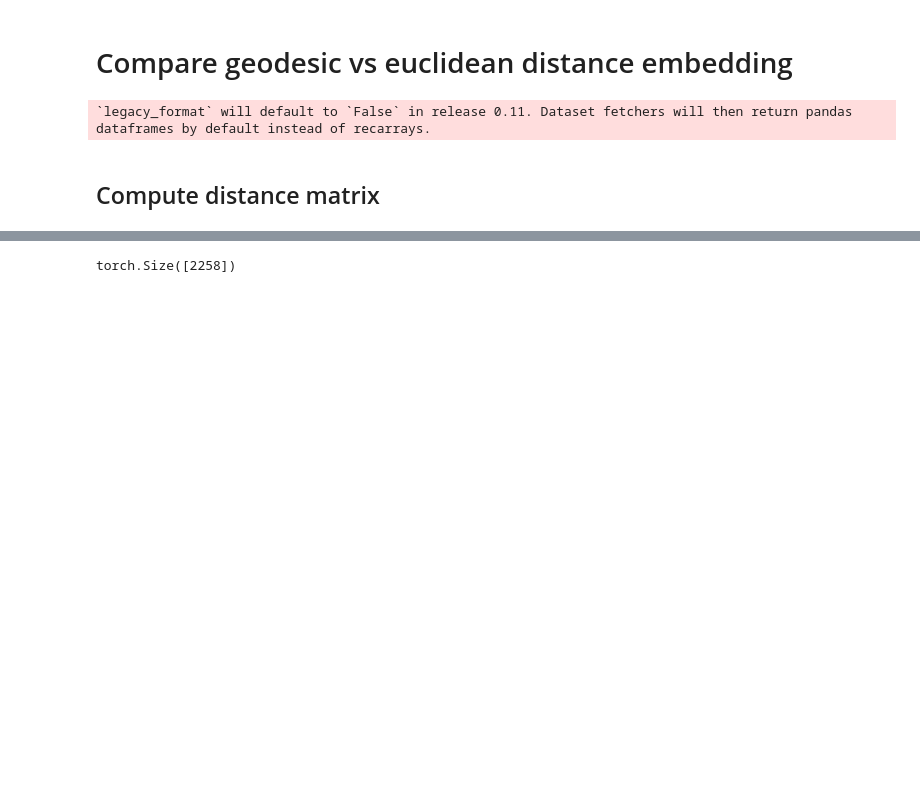
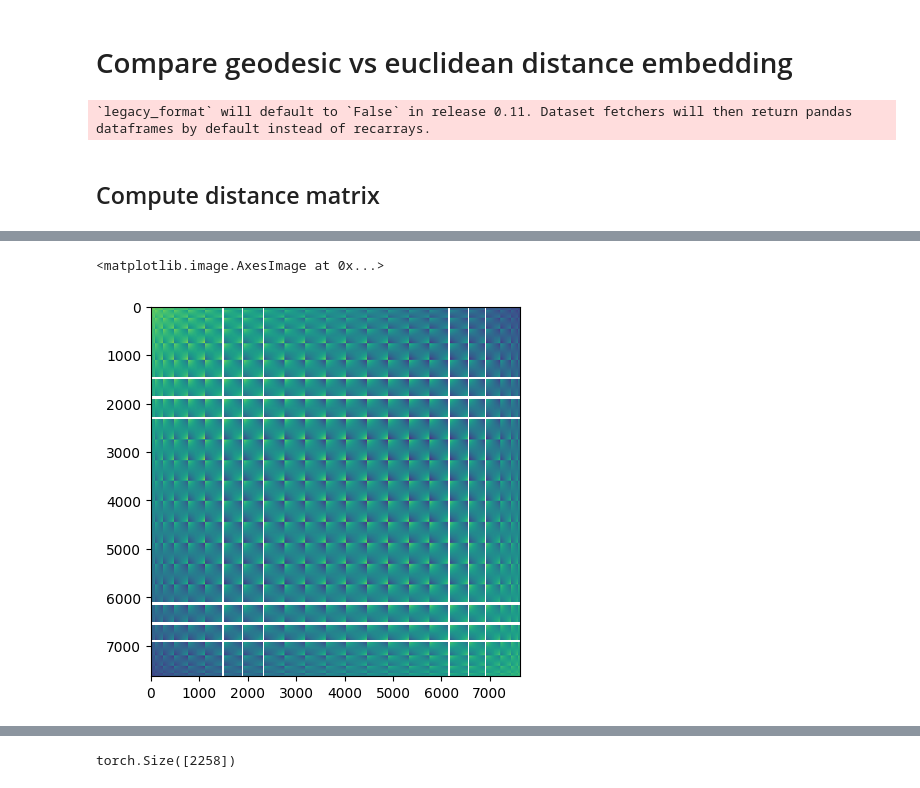
Before and after one commit to alexisthual/fugw, a Jupyter notebook: examples/02_volumetric_alignment/geodesic_vs_euclidean.ipynb, the cells around one changed output, grey strips where cells are left out. Cells and saved outputs as stored; diff of their text form; code cells hidden in the pictures; blank space fills up the shorter version.

```diff
--- a/examples/02_volumetric_alignment/geodesic_vs_euclidean.ipynb
+++ b/examples/02_volumetric_alignment/geodesic_vs_euclidean.ipynb
@@ -70,3 +78,8 @@ plt.imshow(source_embeddings)
+# %%
+plt.imshow(source_embeddings @ source_embeddings.T)
+# %% [output]
+<matplotlib.image.AxesImage at 0x...>
+[figure, added]
 # %%
 import plotly.express as px
 
```
Also changed, not shown: parts of 9 cells of this notebook, 5 other files.
